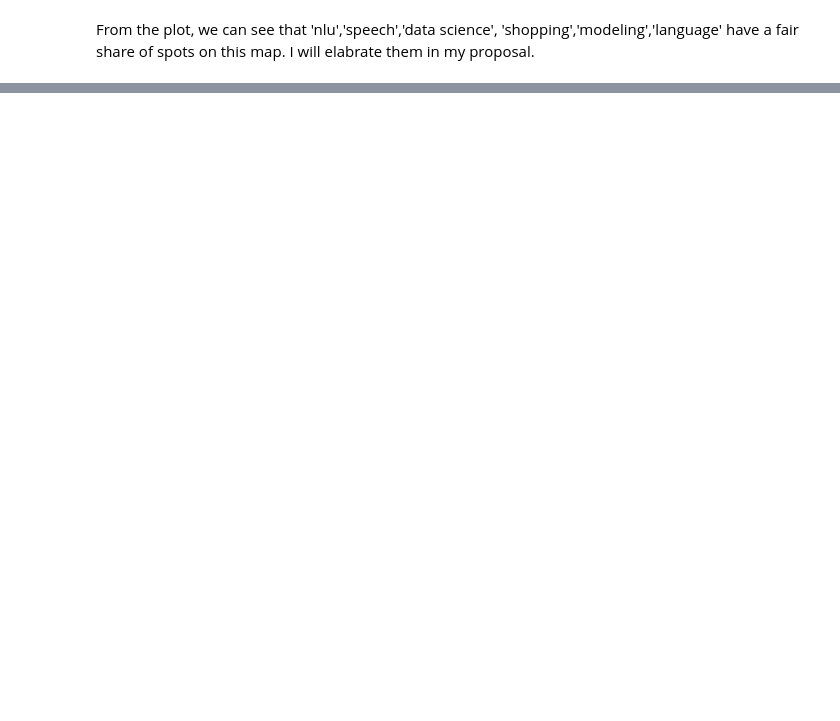
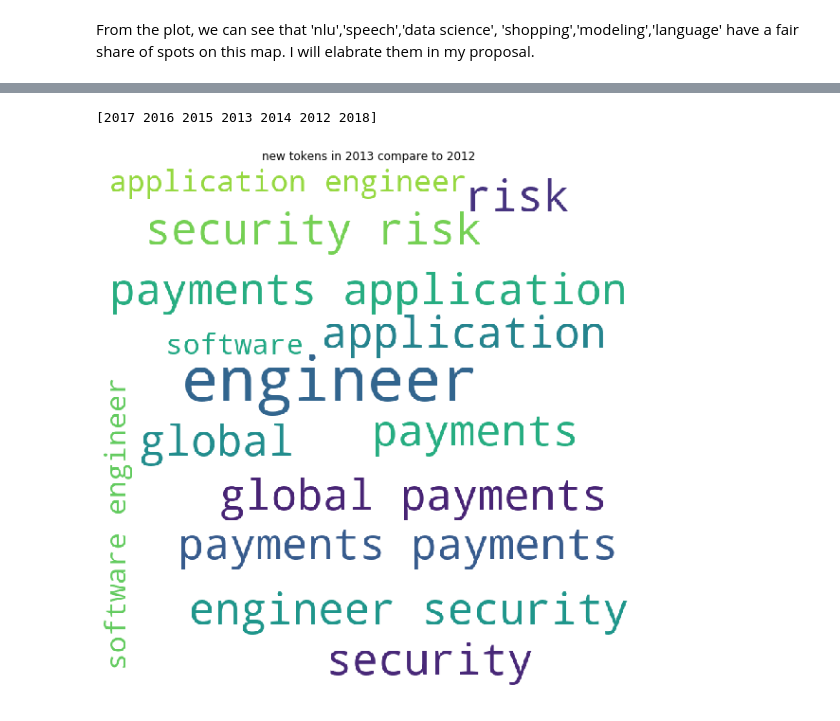
Before and after one commit to tbonewmy/Data-incubator, a Jupyter notebook: Amazon_Alexa.ipynb, the cells around one changed output, grey strips where cells are left out. Drawn from its saved outputs; the diff is of its cells as text; code cells hidden in the pictures; blank space fills up the shorter version.

```diff
--- a/Amazon_Alexa.ipynb
+++ b/Amazon_Alexa.ipynb
@@ -125,0 +179,64 @@ From the plot, we can see that 'nlu','speech','data science', 'shopping','modeli
+# %%
+my_stop_words=["sr","sineor","amazon","i", "ii", "iii", "iv", "v", "vi", "vii", "viii"]
+all_stop_words = text.ENGLISH_STOP_WORDS.union(my_stop_words)
+vectorizer = CountVectorizer(preprocessor=lambda x: re.sub(r'(\d[\d\.])+', '', x.lower()),ngram_range=(1, 2),stop_words=all_stop_words,binary=True)
+titleToken = vectorizer.fit_transform(makeAmazon['title'])
+tokenname=['title_'+v for v in vectorizer.get_feature_names()]
+#titleToken=pd.DataFrame(titleToken.toarray(),columns = tokenname)
+#titleToken=titleToken.merge(makeAmazon['year_PD'],left_index =True,right_index =True,how='left')
+print(makeAmazon['year_PD'].unique())
+titlerank2012=pd.Series(np.asarray(titleToken[np.where(makeAmazon['year_PD']==2012)[0]].sum(axis=0)).flatten(),index = tokenname).sort_values(ascending=False)
+titlerank2013=pd.Series(np.asarray(titleToken[np.where(makeAmazon['year_PD']==2013)[0]].sum(axis=0)).flatten(),index = tokenname).sort_values(ascending=False)
+titlerank2014=pd.Series(np.asarray(titleToken[np.where(makeAmazon['year_PD']==2014)[0]].sum(axis=0)).flatten(),index = tokenname).sort_values(ascending=False)
+titlerank2015=pd.Series(np.asarray(titleToken[np.where(makeAmazon['year_PD']==2015)[0]].sum(axis=0)).flatten(),index = tokenname).sort_values(ascending=False)
+titlerank2016=pd.Series(np.asarray(titleToken[np.where(makeAmazon['year_PD']==2016)[0]].sum(axis=0)).flatten(),index = tokenname).sort_values(ascending=False)
+titlerank2017=pd.Series(np.asarray(titleToken[np.where(makeAmazon['year_PD']==2017)[0]].sum(axis=0)).flatten(),index = tokenname).sort_values(ascending=False)
+titlerank2018=pd.Series(np.asarray(titleToken[np.where(makeAmazon['year_PD']==2018)[0]].sum(axis=0)).flatten(),index = tokenname).sort_values(ascending=False)
+
+titlerank2012=titlerank2012.loc[titlerank2012!=0]
+titlerank2013=titlerank2013.loc[titlerank2013!=0]
+titlerank2014=titlerank2014.loc[titlerank2014!=0]
+titlerank2015=titlerank2015.loc[titlerank2015!=0]
+titlerank2016=titlerank2016.loc[titlerank2016!=0]
+titlerank2017=titlerank2017.loc[titlerank2017!=0]
+titlerank2018=titlerank2018.loc[titlerank2018!=0]
+#=====================token differences
+in2013notin2012=[True if t not in titlerank2012.index else False for t in titlerank2013.index]
+in2013notin2012=titlerank2013.loc[in2013notin2012]
+in2014notin2013=[True if t not in titlerank2013.index else False for t in titlerank2014.index]
+in2014notin2013=titlerank2014.loc[in2014notin2013]
+in2015notin2014=[True if t not in titlerank2014.index else False for t in titlerank2015.index]
+in2015notin2014=titlerank2015.loc[in2015notin2014]
+in2016notin2015=[True if t not in titlerank2015.index else False for t in titlerank2016.index]
+in2016notin2015=titlerank2016.loc[in2016notin2015]
+in2017notin2016=[True if t not in titlerank2016.index else False for t in titlerank2017.index]
+in2017notin2016=titlerank2017.loc[in2017notin2016]
+in2018notin2017=[True if t not in titlerank2017.index else False for t in titlerank2018.index]
+in2018notin2017=titlerank2018.loc[in2018notin2017]
+
+location='kendall square cambridge'
+boolin2018notin2017=[False if i.split('_')[1] in location else True for i in in2018notin2017.index.tolist()]
+in2018notin2017=in2018notin2017.loc[boolin2018notin2017]
+
+in2013notin2012_dict={i.split('_')[1]:j for i,j in in2013notin2012.iteritems()}
+in2014notin2013_dict={i.split('_')[1]:j for i,j in in2014notin2013.iteritems()}
+in2015notin2014_dict={i.split('_')[1]:j for i,j in in2015notin2014.iteritems()}
+in2016notin2015_dict={i.split('_')[1]:j for i,j in in2016notin2015.iteritems()}
+in2017notin2016_dict={i.split('_')[1]:j for i,j in in2017notin2016.iteritems()}
+in2018notin2017_dict={i.split('_')[1]:j for i,j in in2018notin2017.iteritems()}
+# %% [output]
+[2017 2016 2015 2013 2014 2012 2018]
+# %%
+# plot the WordCloud image
+wordcloud = WordCloud(width = 800, height = 800,
+                background_color ='white',
+                min_font_size = 10).generate_from_frequencies(in2013notin2012_dict)
+
+plt.figure(figsize = (8, 8), facecolor = None)
+plt.imshow(wordcloud)
+plt.title('new tokens in 2013 compare to 2012')
+plt.axis("off")
+plt.tight_layout(pad = 0)
+plt.show()
+# %% [output]
+[figure, added]
```
Also changed, not shown: parts of 26 cells of this notebook.
